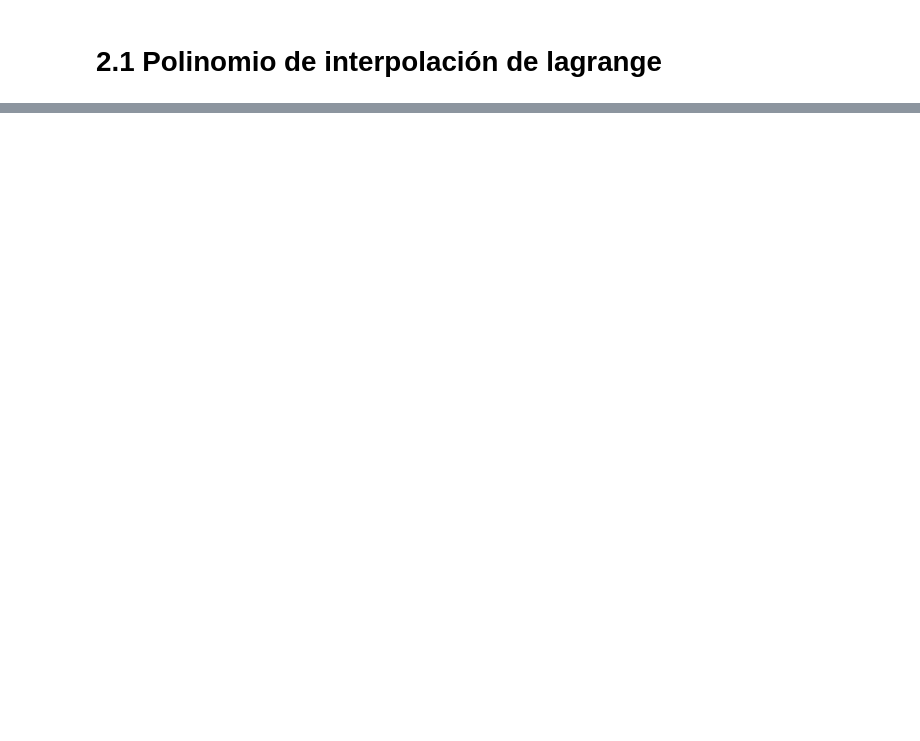
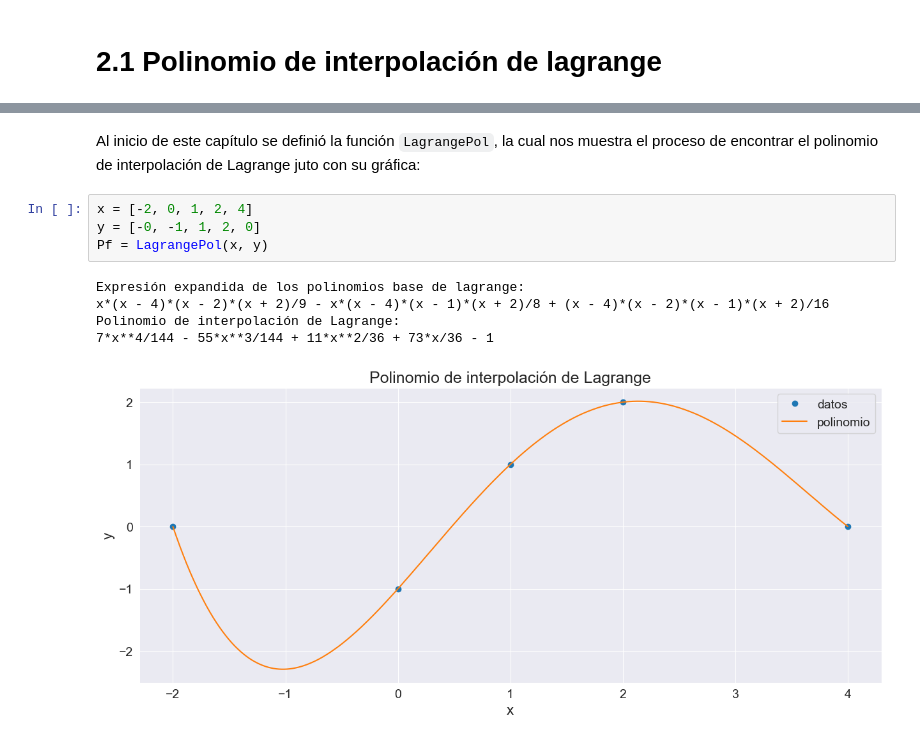
Before and after one commit to caramirezs/MetNum_librodigital, a Jupyter notebook: 2_Ajuste_funciones/2.1_Polinomio_de_interpolacion_de_Lagrange.ipynb, the cells around one changed output, grey strips where cells are left out. Saved outputs shown, nothing was run; the diff lists cells and outputs as text; blank space fills up the shorter version.

```diff
--- a/2_Ajuste_funciones/2.1_Polinomio_de_interpolacion_de_Lagrange.ipynb
+++ b/2_Ajuste_funciones/2.1_Polinomio_de_interpolacion_de_Lagrange.ipynb
@@ -336,0 +212,12 @@ Polinomio de Lagrange:
+# %% [markdown]
+Al inicio de este capítulo se definió la función `LagrangePol`, la cual nos muestra el proceso de encontrar el polinomio de interpolación de Lagrange juto con su gráfica:
+# %%
+x = [-2, 0, 1, 2, 4]
+y = [-0, -1, 1, 2, 0]
+Pf = LagrangePol(x, y)
+# %% [output]
+Expresión expandida de los polinomios base de lagrange:
+x*(x - 4)*(x - 2)*(x + 2)/9 - x*(x - 4)*(x - 1)*(x + 2)/8 + (x - 4)*(x - 2)*(x - 1)*(x + 2)/16
+Polinomio de interpolación de Lagrange:
+7*x**4/144 - 55*x**3/144 + 11*x**2/36 + 73*x/36 - 1
+[figure, added]
```
Also changed, not shown: parts of 25 cells of this notebook, 1 other file.
